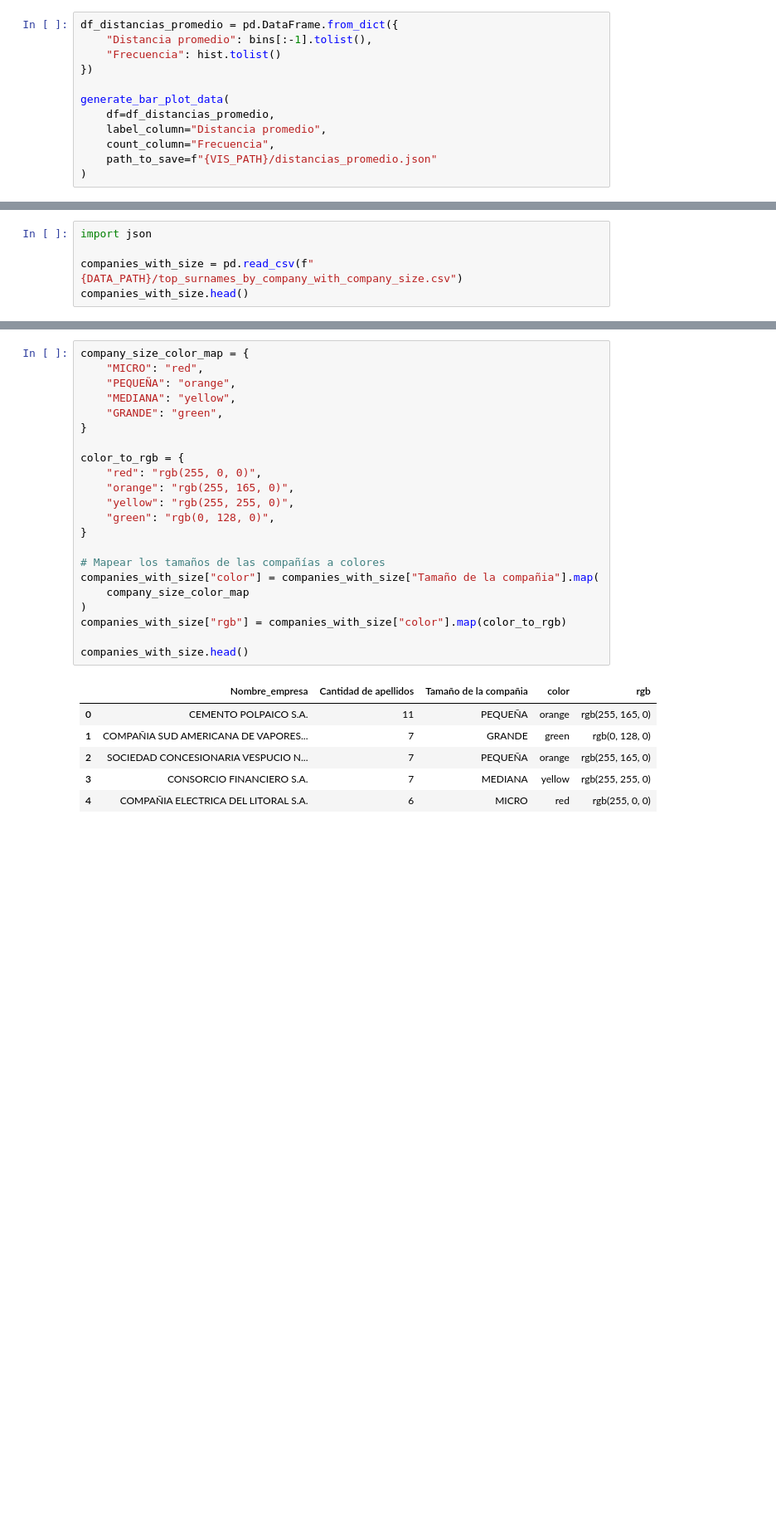
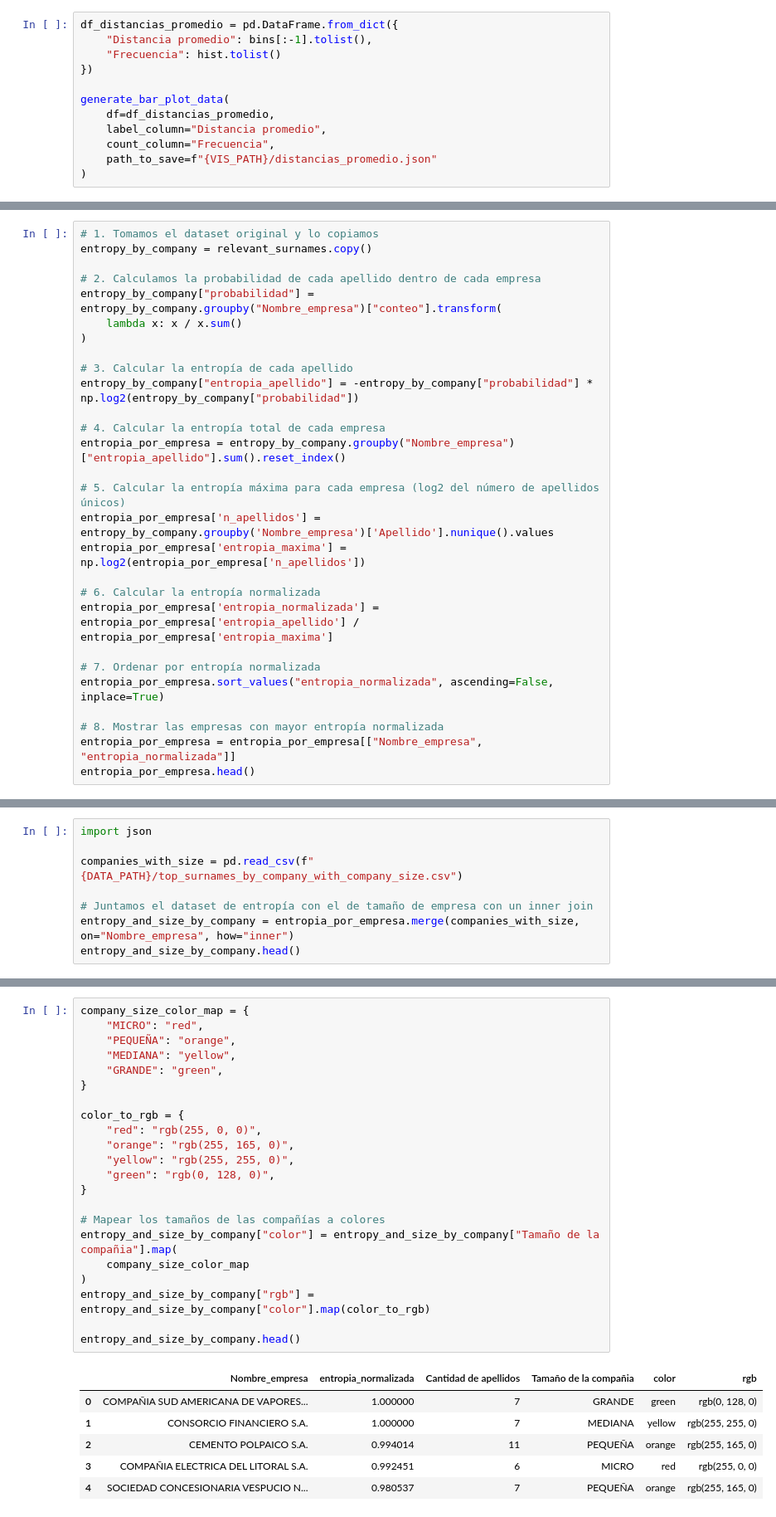
Before and after one commit to Lucas-CE/Apellidos-directivos, a Jupyter notebook: notebooks/vis_to_web.ipynb, the cells around one changed output, grey strips where cells are left out. Shown at 83% size. Saved outputs shown, nothing was run; the diff lists cells and outputs as text; blank space fills up the shorter version.

```diff
--- a/notebooks/vis_to_web.ipynb
+++ b/notebooks/vis_to_web.ipynb
@@ -220,0 +262,28 @@ generate_bar_plot_data(
+# %%
+# 1. Tomamos el dataset original y lo copiamos
+entropy_by_company = relevant_surnames.copy()
+
+# 2. Calculamos la probabilidad de cada apellido dentro de cada empresa
+entropy_by_company["probabilidad"] = entropy_by_company.groupby("Nombre_empresa")["conteo"].transform(
+    lambda x: x / x.sum()
+)
+
+# 3. Calcular la entropía de cada apellido
+entropy_by_company["entropia_apellido"] = -entropy_by_company["probabilidad"] * np.log2(entropy_by_company["probabilidad"])
+
+# 4. Calcular la entropía total de cada empresa
+entropia_por_empresa = entropy_by_company.groupby("Nombre_empresa")["entropia_apellido"].sum().reset_index()
+
+# 5. Calcular la entropía máxima para cada empresa (log2 del número de apellidos únicos)
+entropia_por_empresa['n_apellidos'] = entropy_by_company.groupby('Nombre_empresa')['Apellido'].nunique().values
+entropia_por_empresa['entropia_maxima'] = np.log2(entropia_por_empresa['n_apellidos'])
+
+# 6. Calcular la entropía normalizada
+entropia_por_empresa['entropia_normalizada'] = entropia_por_empresa['entropia_apellido'] / entropia_por_empresa['entropia_maxima']
+
+# 7. Ordenar por entropía normalizada
+entropia_por_empresa.sort_values("entropia_normalizada", ascending=False, inplace=True)
+
+# 8. Mostrar las empresas con mayor entropía normalizada
+entropia_por_empresa = entropia_por_empresa[["Nombre_empresa", "entropia_normalizada"]]
+entropia_por_empresa.head()
@@ -222,5 +298,8 @@ generate_bar_plot_data(
 import json
 
 companies_with_size = pd.read_csv(f"{DATA_PATH}/top_surnames_by_company_with_company_size.csv")
-companies_with_size.head()
+
+# Juntamos el dataset de entropía con el de tamaño de empresa con un inner join
+entropy_and_size_by_company = entropia_por_empresa.merge(companies_with_size, on="Nombre_empresa", how="inner")
+entropy_and_size_by_company.head()
 # %% [output]
@@ -233,31 +312,31 @@ companies_with_size.head()
 # %%
 company_size_color_map = {
     "MICRO": "red",
     "PEQUEÑA": "orange",
     "MEDIANA": "yellow",
     "GRANDE": "green",
 }
 
 color_to_rgb = {
     "red": "rgb(255, 0, 0)",
     "orange": "rgb(255, 165, 0)",
     "yellow": "rgb(255, 255, 0)",
     "green": "rgb(0, 128, 0)",
 }
 
 # Mapear los tamaños de las compañías a colores
-companies_with_size["color"] = companies_with_size["Tamaño de la compañia"].map(
+entropy_and_size_by_company["color"] = entropy_and_size_by_company["Tamaño de la compañia"].map(
     company_size_color_map
 )
-companies_with_size["rgb"] = companies_with_size["color"].map(color_to_rgb)
+entropy_and_size_by_company["rgb"] = entropy_and_size_by_company["color"].map(color_to_rgb)
 
-companies_with_size.head()
+entropy_and_size_by_company.head()
 # %% [output]
-|  | Nombre_empresa | Cantidad de apellidos | Tamaño de la compañia | color | rgb |
-| 0 | CEMENTO POLPAICO S.A. | 11 | PEQUEÑA | orange | rgb(255, 165, 0) |
-| 1 | COMPAÑIA SUD AMERICANA DE VAPORES... | 7 | GRANDE | green | rgb(0, 128, 0) |
-| 2 | SOCIEDAD CONCESIONARIA VESPUCIO N... | 7 | PEQUEÑA | orange | rgb(255, 165, 0) |
-| 3 | CONSORCIO FINANCIERO S.A. | 7 | MEDIANA | yellow | rgb(255, 255, 0) |
-| 4 | COMPAÑIA ELECTRICA DEL LITORAL S.A. | 6 | MICRO | red | rgb(255, 0, 0) |
+|  | Nombre_empresa | entropia_normalizada | Cantidad de apellidos | Tamaño de la compañia | color | rgb |
+| 0 | COMPAÑIA SUD AMERICANA DE VAPORES... | 1.000000 | 7 | GRANDE | green | rgb(0, 128, 0) |
+| 1 | CONSORCIO FINANCIERO S.A. | 1.000000 | 7 | MEDIANA | yellow | rgb(255, 255, 0) |
+| 2 | CEMENTO POLPAICO S.A. | 0.994014 | 11 | PEQUEÑA | orange | rgb(255, 165, 0) |
+| 3 | COMPAÑIA ELECTRICA DEL LITORAL S.A. | 0.992451 | 6 | MICRO | red | rgb(255, 0, 0) |
+| 4 | SOCIEDAD CONCESIONARIA VESPUCIO N... | 0.980537 | 7 | PEQUEÑA | orange | rgb(255, 165, 0) |
 # %%
 companies_with_size_dict = (
```
Also changed, not shown: parts of 8 cells of this notebook.
